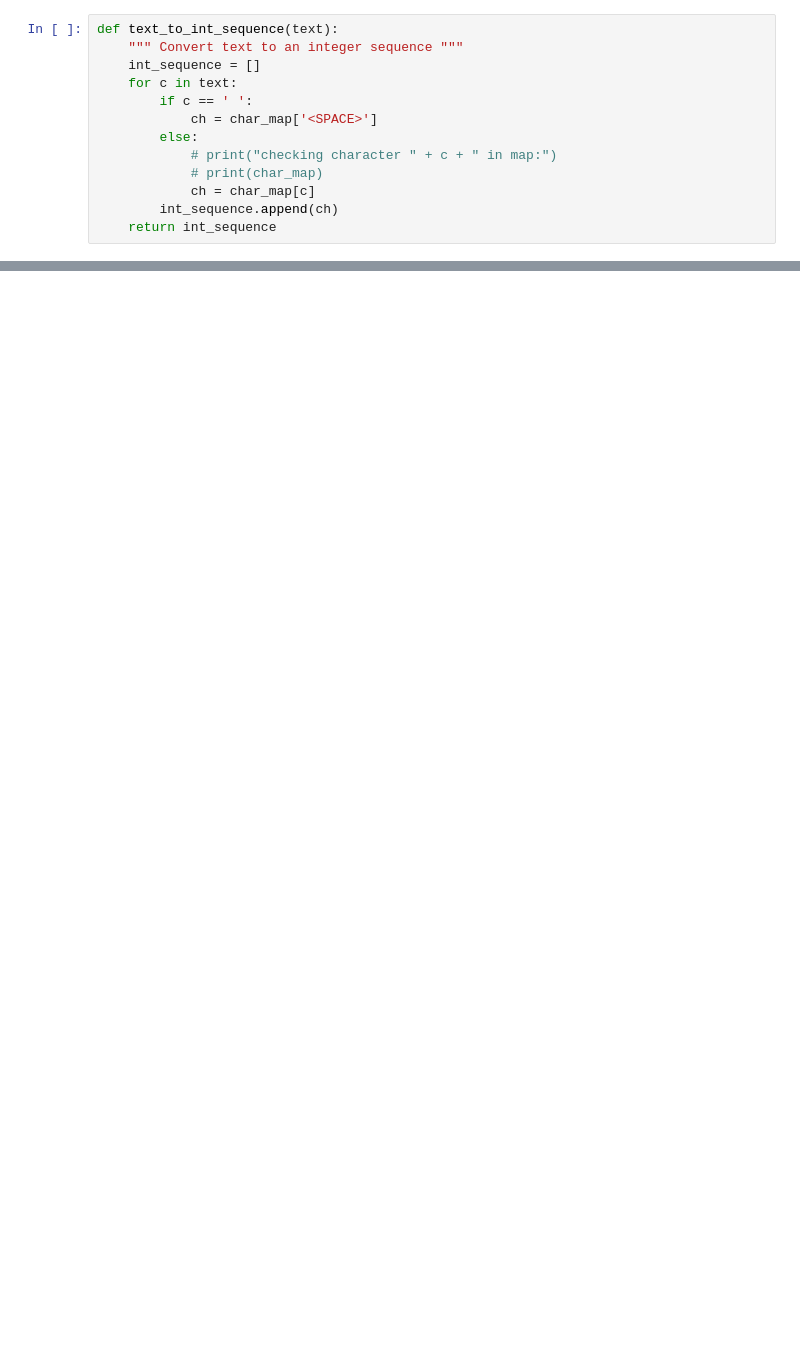
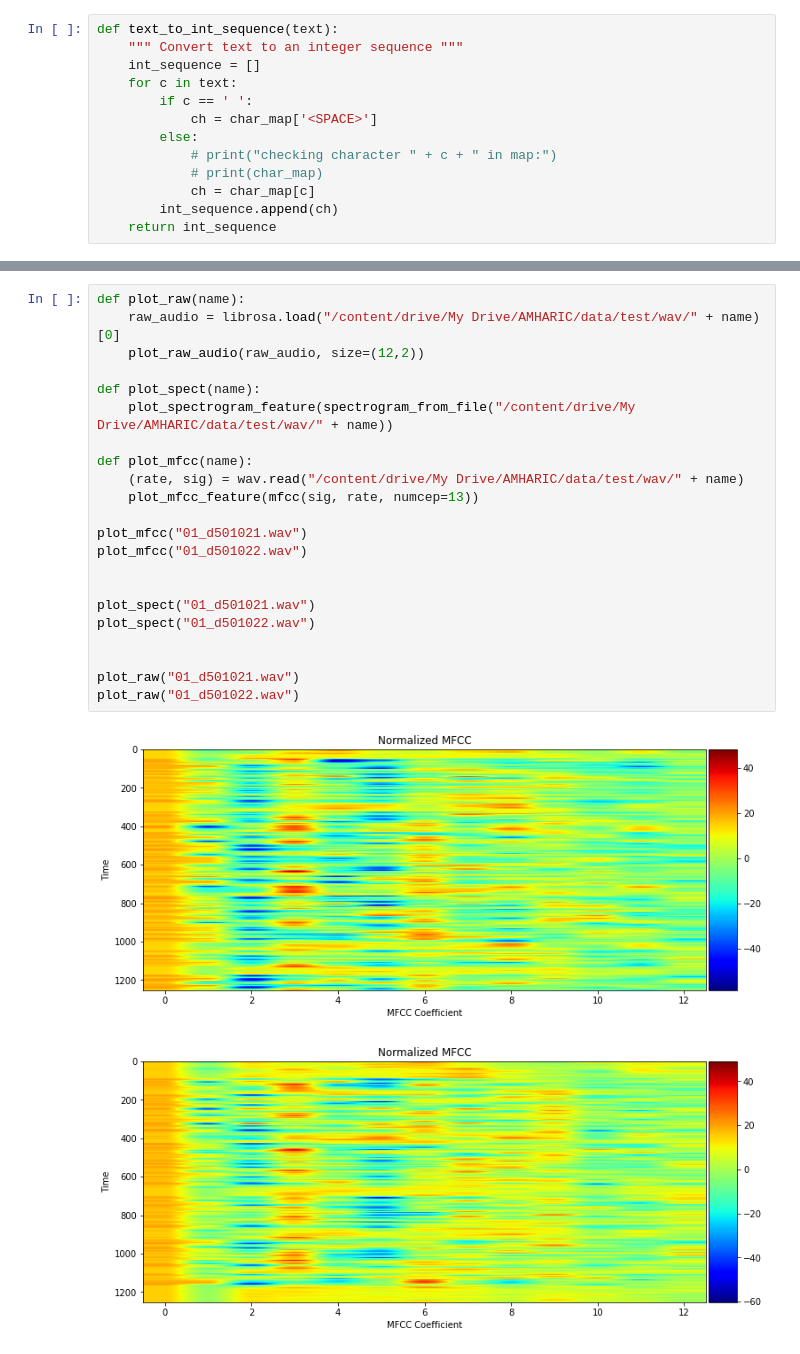
Before and after one commit to speech-recognition123/Speech-to-Text, a Jupyter notebook: notebooks/Stella_acousticModelling_Amharic.ipynb, the cells around one changed output, grey strips where cells are left out. Drawn from its saved outputs; the diff is of its cells as text; blank space fills up the shorter version.

Commit message:
Completed acoustic modelling on the Amharic dataset

```diff
--- a/notebooks/Stella_acousticModelling_Amharic.ipynb
+++ b/notebooks/Stella_acousticModelling_Amharic.ipynb
@@ -975,0 +1172,25 @@ NameError: ignored
+# %%
+def plot_raw(name):
+    raw_audio = librosa.load("/content/drive/My Drive/AMHARIC/data/test/wav/" + name)[0]
+    plot_raw_audio(raw_audio, size=(12,2))
+
+def plot_spect(name):
+    plot_spectrogram_feature(spectrogram_from_file("/content/drive/My Drive/AMHARIC/data/test/wav/" + name))
+
+def plot_mfcc(name):
+    (rate, sig) = wav.read("/content/drive/My Drive/AMHARIC/data/test/wav/" + name)
+    plot_mfcc_feature(mfcc(sig, rate, numcep=13))
+
+plot_mfcc("01_d501021.wav")
+plot_mfcc("01_d501022.wav")
+
+
+plot_spect("01_d501021.wav")
+plot_spect("01_d501022.wav")
+
+
+plot_raw("01_d501021.wav")
+plot_raw("01_d501022.wav")
+# %% [output]
+[figure, added]
+[figure, added]
```
Also changed, not shown: parts of 36 cells of this notebook.
